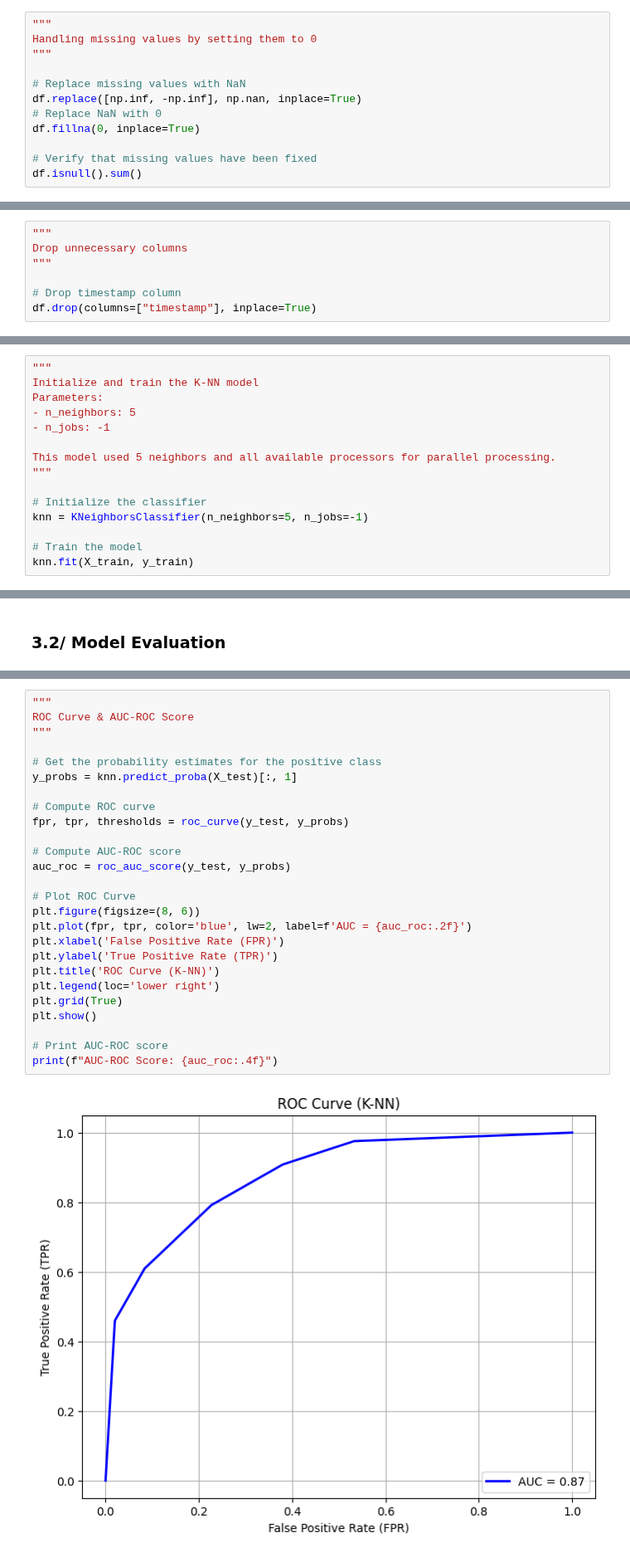
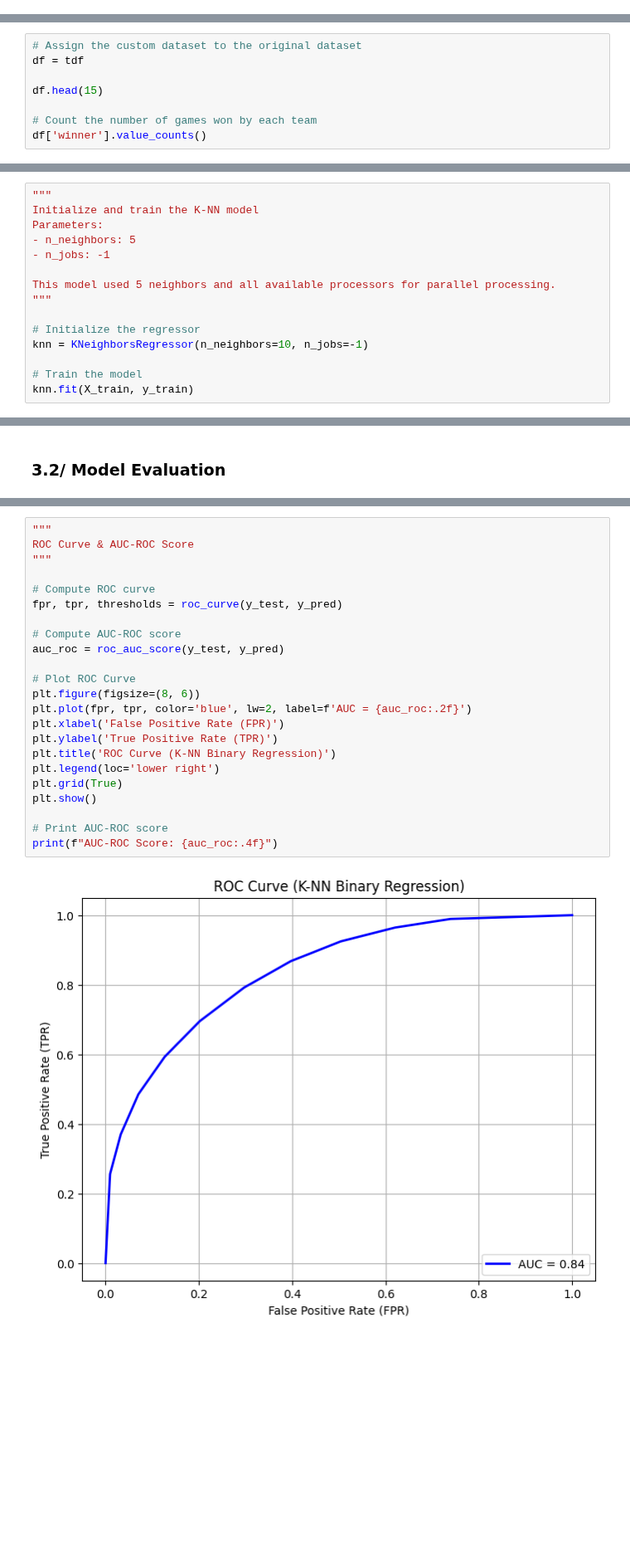
Before and after one commit to YoungSnoww/LeagueOfLegendsModelBenchmark, a Jupyter notebook: machine_learning/KNeighborsClassifier.ipynb, the cells around one changed output, grey strips where cells are left out. Shown at 83% size. Saved outputs shown, nothing was run; the diff lists cells and outputs as text; blank space fills up the shorter version.

```diff
--- a/machine_learning/KNeighborsClassifier.ipynb
+++ b/machine_learning/KNeighborsClassifier.ipynb
@@ -77,14 +104,2 @@ df.head()
 # %% [markdown]
 ## 1.2/ Handle missing values and infinities & Data Preprocessing
-# %%
-"""
-Handling missing values by setting them to 0
-"""
-
-# Replace missing values with NaN
-df.replace([np.inf, -np.inf], np.nan, inplace=True)
-# Replace NaN with 0
-df.fillna(0, inplace=True)
-
-# Verify that missing values have been fixed
-df.isnull().sum()
@@ -109,7 +105,0 @@ dtype: int64
-# %%
-"""
-Drop unnecessary columns
-"""
-
-# Drop timestamp column
-df.drop(columns=["timestamp"], inplace=True)
@@ -115,0 +143,8 @@ df.drop(columns=["timestamp"], inplace=True)
+# %%
+# Assign the custom dataset to the original dataset
+df = tdf
+
+df.head(15)
+
+# Count the number of games won by each team
+df['winner'].value_counts()
@@ -171,8 +211,8 @@ Parameters:
 This model used 5 neighbors and all available processors for parallel processing.
 """
 
-# Initialize the classifier
-knn = KNeighborsClassifier(n_neighbors=5, n_jobs=-1)
+# Initialize the regressor
+knn = KNeighborsRegressor(n_neighbors=10, n_jobs=-1)
 
 # Train the model
 knn.fit(X_train, y_train)
@@ -284,28 +324,25 @@ Accuracy:  0.7822351157878118
 # %%
 """
 ROC Curve & AUC-ROC Score
 """
 
-# Get the probability estimates for the positive class
-y_probs = knn.predict_proba(X_test)[:, 1]
-
 # Compute ROC curve
-fpr, tpr, thresholds = roc_curve(y_test, y_probs)
+fpr, tpr, thresholds = roc_curve(y_test, y_pred)
 
 # Compute AUC-ROC score
-auc_roc = roc_auc_score(y_test, y_probs)
+auc_roc = roc_auc_score(y_test, y_pred)
 
 # Plot ROC Curve
 plt.figure(figsize=(8, 6))
 plt.plot(fpr, tpr, color='blue', lw=2, label=f'AUC = {auc_roc:.2f}')
 plt.xlabel('False Positive Rate (FPR)')
 plt.ylabel('True Positive Rate (TPR)')
-plt.title('ROC Curve (K-NN)')
+plt.title('ROC Curve (K-NN Binary Regression)')
 plt.legend(loc='lower right')
 plt.grid(True)
 plt.show()
 
 # Print AUC-ROC score
 print(f"AUC-ROC Score: {auc_roc:.4f}")
 # %% [output]
-[figure, old version]
+[figure, new version]
```
Also changed, not shown: parts of 12 cells of this notebook.
